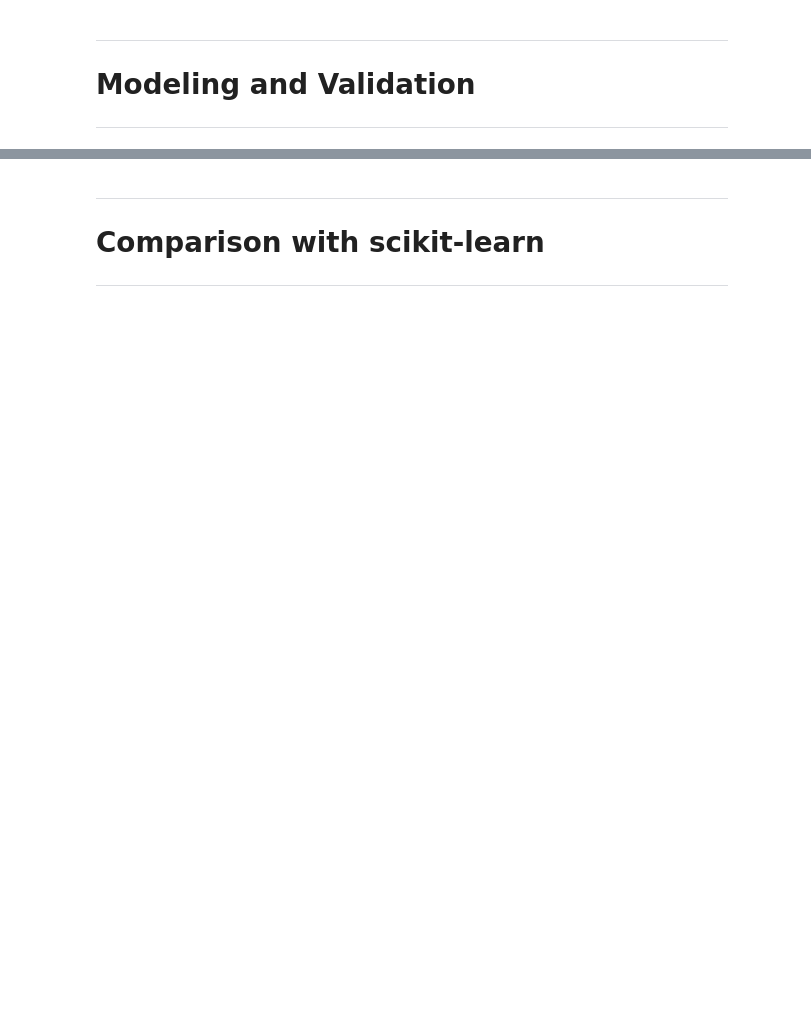
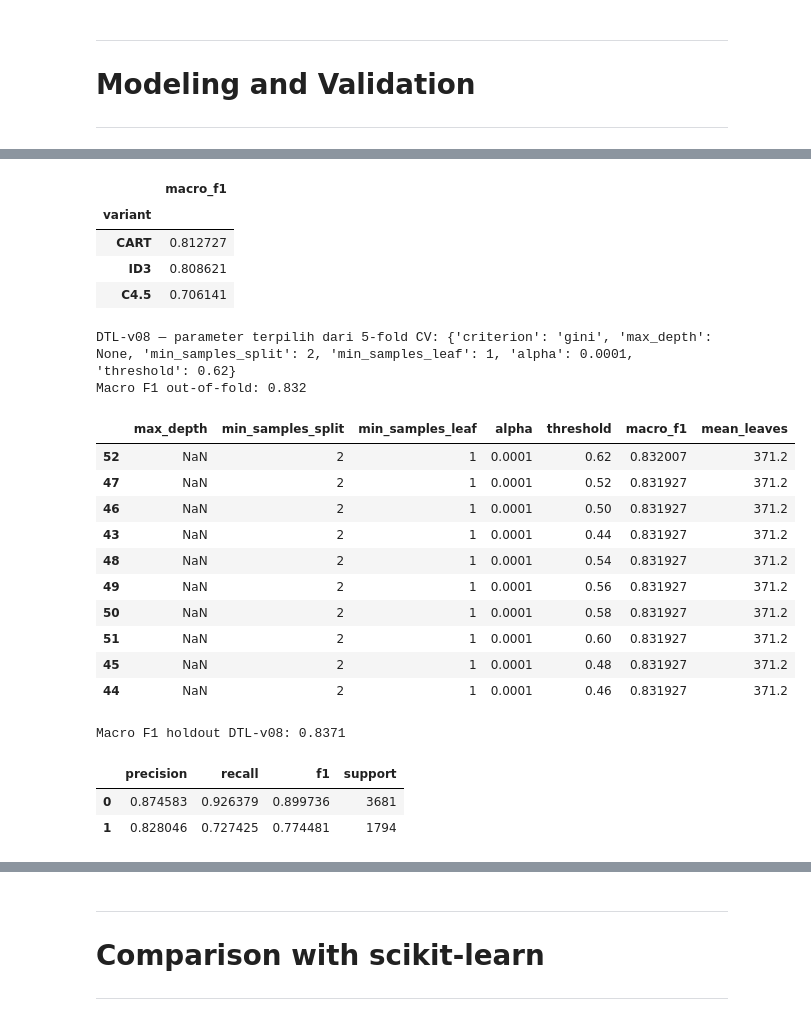
Before and after one commit to parkuskus/IF3170_G03_FiveAgents, a Jupyter notebook: notebooks/DTL_Final-Pipeline.ipynb, the cells around one changed output, grey strips where cells are left out. Saved outputs shown, nothing was run; the diff lists cells and outputs as text; code cells hidden in the pictures; blank space fills up the shorter version.

```diff
--- a/notebooks/DTL_Final-Pipeline.ipynb
+++ b/notebooks/DTL_Final-Pipeline.ipynb
@@ -82,18 +82,17 @@ from sklearn.metrics import confusion_matrix, f1_score, precision_recall_fscore_
 class Settings:
     SEED = 42
     MODEL_NAME = 'dtl'
-    ROOT_DIR = next((path for path in (Path.cwd(), *Path.cwd().parents) if (path / 'data' / 'train.csv').is_file()), Path.cwd())
+    ROOT_DIR = next((path for path in (Path.cwd(), *Path.cwd().parents)
+                     if (path / 'data' / 'train.csv').is_file()), Path.cwd())
     DATA_DIR = ROOT_DIR / 'data'
     TRAIN_PATH = DATA_DIR / 'train.csv'
     TEST_PATH = DATA_DIR / 'test.csv'
     OUTPUT_DIR = ROOT_DIR / 'output'
     MODEL_DIR = OUTPUT_DIR / 'final' / 'model' / MODEL_NAME
+    TREE_TOP_N = 10  # Number of split nodes to show, breadth-first from the root.
 
 CFG = Settings()
 CFG.OUTPUT_DIR.mkdir(parents=True, exist_ok=True)
-random.seed(CFG.SEED)
-np.random.seed(CFG.SEED)
-os.environ['PYTHONHASHSEED'] = str(CFG.SEED)
 # %% [markdown]
 ## Load Dataset
 # %%
@@ -356,37 +777,67 @@ Catat varian model, preprocessing, hyperparameter, seed, dan skor validation yan
 # %%
 tree_results = []
 tree_models = {}
-tree_predictions = {}
 for variant, config in tree_configs.items():
     candidate = train_model(X_train_model, y_train, config)
     predictions = np.asarray(predict_model(candidate, X_val_model))
     if predictions.shape != y_val.shape or not np.isin(predictions, [0, 1]).all():
-        raise ValueError('Each tree must predict one binary label per validation row.')
+        raise ValueError('Setiap baseline harus menghasilkan satu label biner per baris.')
     tree_models[variant] = candidate
-    tree_predictions[variant] = predictions.astype(int)
     tree_results.append({
         'variant': variant,
-        'macro_f1': f1_score(
-            y_val, predictions, labels=[0, 1], average='macro', zero_division=0
-        ),
+        'macro_f1': f1_score(y_val, predictions, labels=[0, 1],
+                             average='macro', zero_division=0),
     })
-
 tree_scores = pd.DataFrame(tree_results).set_index('variant')
 display(tree_scores.sort_values('macro_f1', ascending=False))
-selected_variant = sorted(
-    tree_scores.index,
-    key=lambda name: (-tree_scores.loc[name, 'macro_f1'], name),
-)[0]
-selected_config = tree_configs[selected_variant]
-model = tree_models[selected_variant]
-y_val_pred = tree_predictions[selected_variant]
-validation_confusion = confusion_matrix(y_val, y_val_pred, labels=[0, 1])
+
+best, pruning_results = tune_cart_pruning(X_train_raw, y_train)
+selected_variant = 'CART'
+selected_config = {
+    'criterion': 'gini',
+    'max_depth': best['max_depth'],
+    'min_samples_split': best['min_samples_split'],
+    'min_samples_leaf': best['min_samples_leaf'],
+    'alpha': best['alpha'],
+    'threshold': best['threshold'],
+}
+print('DTL-v08 — parameter terpilih dari 5-fold CV:', selected_config)
+print('Macro F1 out-of-fold:', round(best['macro_f1'], 4))
+display(pruning_results.sort_values('macro_f1', ascending=False).head(10))
+
+model = train_model(X_train_model, y_train, selected_config)
+y_val_pred = np.asarray(predict_model(model, X_val_model), dtype=int)
+validation_macro_f1 = f1_score(y_val, y_val_pred, labels=[0, 1],
+                                average='macro', zero_division=0)
+print(f'Macro F1 holdout DTL-v08: {validation_macro_f1:.4f}')
 precision, recall, class_f1, support = precision_recall_fscore_support(
     y_val, y_val_pred, labels=[0, 1], zero_division=0
 )
-print(f'Selected DTL variant: {selected_variant}')
-display(pd.DataFrame({
-    'precision': precision, 'recall': recall,
-    'f1': class_f1, 'support': support,
-}, index=[0, 1]))
-display(pd.DataFrame(validation_confusion, index=[0, 1], columns=[0, 1]))
+display(pd.DataFrame({'precision': precision, 'recall': recall,
+                      'f1': class_f1, 'support': support}, index=[0, 1]))
+display(pd.DataFrame(confusion_matrix(y_val, y_val_pred, labels=[0, 1]),
+                     index=['aktual 0', 'aktual 1'],
+                     columns=['prediksi 0', 'prediksi 1']))
+# %% [output]
+|  | macro_f1 |
+| variant |  |
+| CART | 0.812727 |
+| ID3 | 0.808621 |
+| C4.5 | 0.706141 |
+DTL-v08 — parameter terpilih dari 5-fold CV: {'criterion': 'gini', 'max_depth': None, 'min_samples_split': 2, 'min_samples_leaf': 1, 'alpha': 0.0001, 'threshold': 0.62}
+Macro F1 out-of-fold: 0.832
+|  | max_depth | min_samples_split | min_samples_leaf | alpha | threshold | macro_f1 | mean_leaves |
+| 52 | NaN | 2 | 1 | 0.0001 | 0.62 | 0.832007 | 371.2 |
+| 47 | NaN | 2 | 1 | 0.0001 | 0.52 | 0.831927 | 371.2 |
+| 46 | NaN | 2 | 1 | 0.0001 | 0.50 | 0.831927 | 371.2 |
+| 43 | NaN | 2 | 1 | 0.0001 | 0.44 | 0.831927 | 371.2 |
+| 48 | NaN | 2 | 1 | 0.0001 | 0.54 | 0.831927 | 371.2 |
+| 49 | NaN | 2 | 1 | 0.0001 | 0.56 | 0.831927 | 371.2 |
+| 50 | NaN | 2 | 1 | 0.0001 | 0.58 | 0.831927 | 371.2 |
+| 51 | NaN | 2 | 1 | 0.0001 | 0.60 | 0.831927 | 371.2 |
+| 45 | NaN | 2 | 1 | 0.0001 | 0.48 | 0.831927 | 371.2 |
+| 44 | NaN | 2 | 1 | 0.0001 | 0.46 | 0.831927 | 371.2 |
+Macro F1 holdout DTL-v08: 0.8371
+|  | precision | recall | f1 | support |
+| 0 | 0.874583 | 0.926379 | 0.899736 | 3681 |
+| 1 | 0.828046 | 0.727425 | 0.774481 | 1794 |
```
Also changed, not shown: parts of 56 cells of this notebook, 21 other files.
